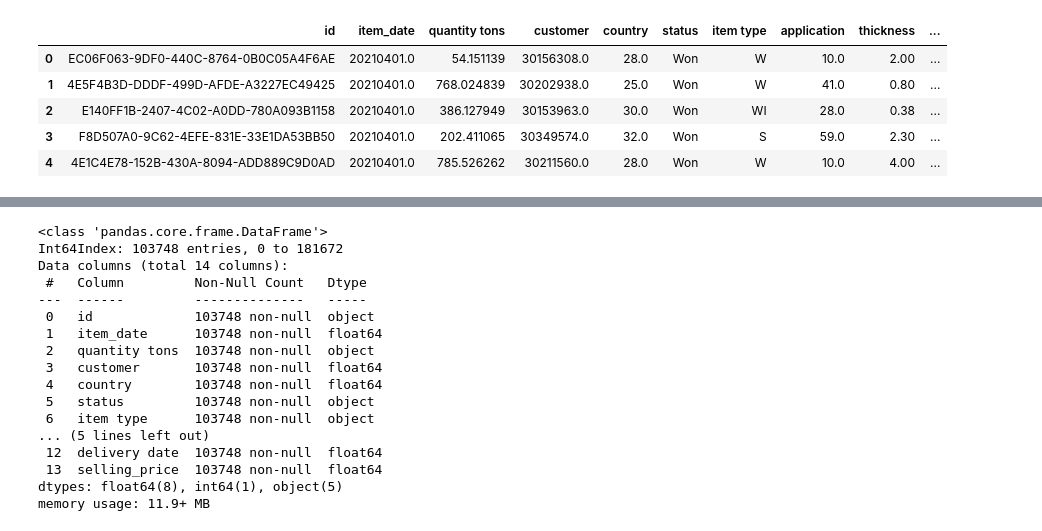
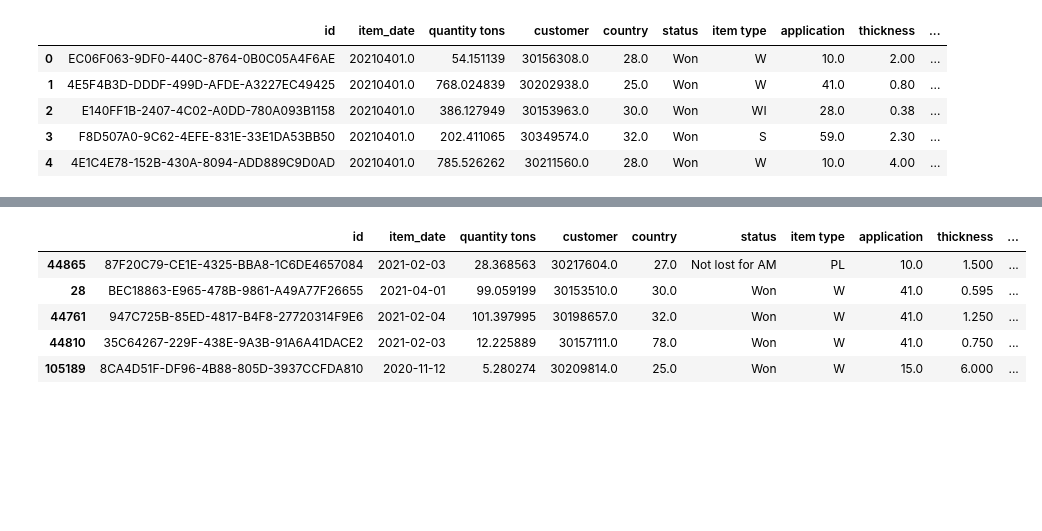
Before and after one commit to codewithselva/industrial-copper-modelling, a Jupyter notebook: Capstone_Industrial_Copper_Modeling.ipynb, the cells around one changed output, grey strips where cells are left out. Saved outputs shown, nothing was run; the diff lists cells and outputs as text; code cells hidden in the pictures; blank space fills up the shorter version.

```diff
--- a/Capstone_Industrial_Copper_Modeling.ipynb
+++ b/Capstone_Industrial_Copper_Modeling.ipynb
@@ -217,26 +225,15 @@ memory usage: 11.9+ MB
 # %%
 # Dealing with negative selling prices
-cleaned_df = cleaned_df[cleaned_df['selling_price'] >= 0]
+cleaned_df1 = cleaned_df[cleaned_df['selling_price'] < 0]
-# %%
-cleaned_df.info()
-# %% [output]
-<class 'pandas.core.frame.DataFrame'>
-Int64Index: 103748 entries, 0 to 181672
-Data columns (total 14 columns):
- #   Column         Non-Null Count   Dtype
----  ------         --------------   -----
- 0   id             103748 non-null  object
- 1   item_date      103748 non-null  float64
- 2   quantity tons  103748 non-null  object
- 3   customer       103748 non-null  float64
- 4   country        103748 non-null  float64
- 5   status         103748 non-null  object
- 6   item type      103748 non-null  object
-... (5 lines left out)
- 12  delivery date  103748 non-null  float64
- 13  selling_price  103748 non-null  float64
-dtypes: float64(8), int64(1), object(5)
-memory usage: 11.9+ MB
+# %%
+cleaned_df1
+# %% [output]
+|  | id | item_date | quantity tons | customer | country | status | item type | application | thickness | ... |
+| 44865 | 87F20C79-CE1E-4325-BBA8-1C6DE4657084 | 2021-02-03 | 28.368563 | 30217604.0 | 27.0 | Not lost for AM | PL | 10.0 | 1.500 | ... |
+| 28 | BEC18863-E965-478B-9861-A49A77F26655 | 2021-04-01 | 99.059199 | 30153510.0 | 30.0 | Won | W | 41.0 | 0.595 | ... |
+| 44761 | 947C725B-85ED-4817-B4F8-27720314F9E6 | 2021-02-04 | 101.397995 | 30198657.0 | 32.0 | Won | W | 41.0 | 1.250 | ... |
+| 44810 | 35C64267-229F-438E-9A3B-91A6A41DACE2 | 2021-02-03 | 12.225889 | 30157111.0 | 78.0 | Won | W | 41.0 | 0.750 | ... |
+| 105189 | 8CA4D51F-DF96-4B88-805D-3937CCFDA810 | 2020-11-12 | 5.280274 | 30209814.0 | 25.0 | Won | W | 15.0 | 6.000 | ... |
 # %%
 # Handling outliers (consider replacing 3 with the appropriate threshold)
 cleaned_df = cleaned_df[(cleaned_df['quantity tons'].between(cleaned_df['quantity tons'].quantile(0.01), cleaned_df['quantity tons'].quantile(0.99))) &
```
Also changed, not shown: parts of 24 cells of this notebook.
